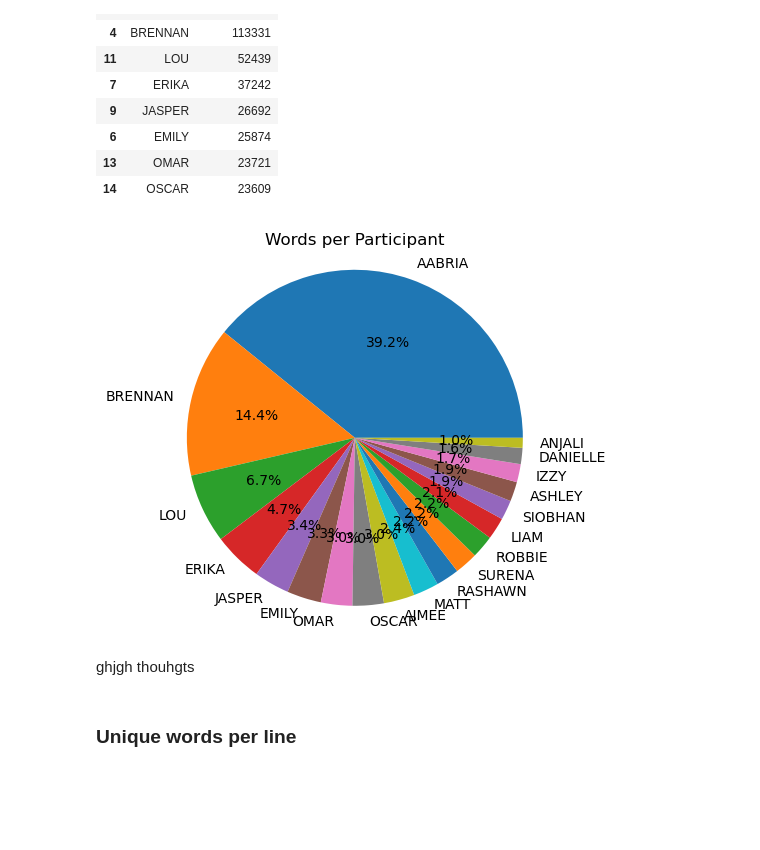
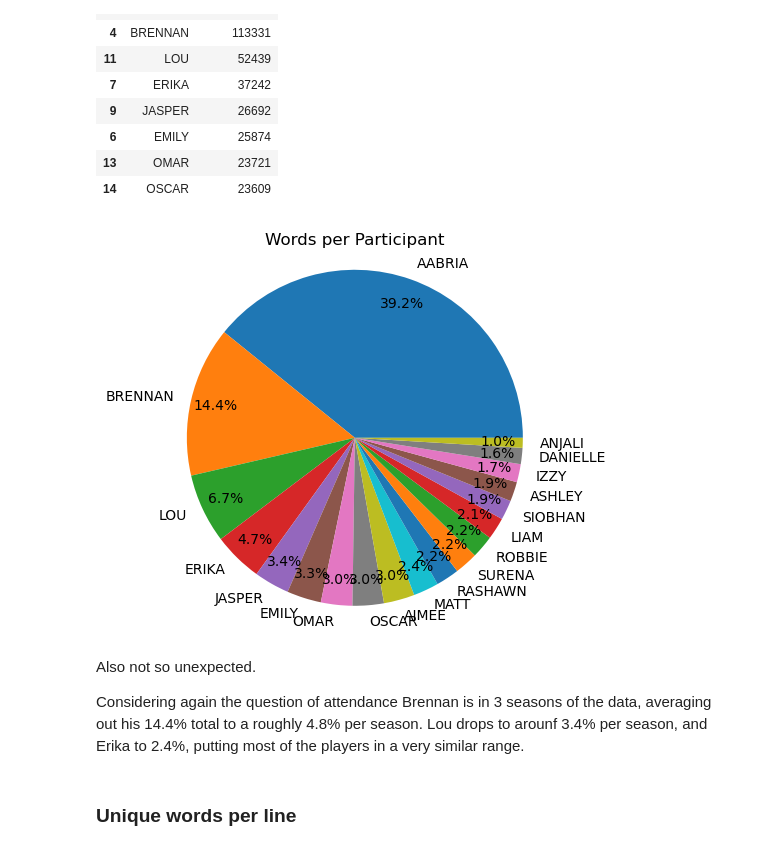
Before and after one commit to Data-Science-for-Linguists-2025/Critical-Role-Analysis, a Jupyter notebook: notebooks/d20_analysis.ipynb, the cells around one changed output. Drawn from its saved outputs; the diff is of its cells as text; code cells hidden in the pictures; blank space fills up the shorter version.

```diff
--- a/notebooks/d20_analysis.ipynb
+++ b/notebooks/d20_analysis.ipynb
@@ -186,14 +202,16 @@ wcount.head(n=8)
 | 13 | OMAR | 23721 |
 | 14 | OSCAR | 23609 |
 # %%
-plt.pie(wcount['word_count'], labels=wcount['player'], autopct='%1.1f%%', labeldistance=1.1)
+plt.pie(wcount['word_count'], labels=wcount['player'], autopct='%1.1f%%', pctdistance=.85)
 plt.axis('equal')
 plt.title('Words per Participant')
 plt.show()
 # %% [output]
-[figure, old version]
+[figure, new version]
-# %% [markdown]
-ghjgh thouhgts
+# %% [markdown]
+Also not so unexpected.
+
+Considering again the question of attendance Brennan is in 3 seasons of the data, averaging out his 14.4% total to a roughly 4.8% per season. Lou drops to arounf 3.4% per season, and Erika to 2.4%, putting most of the players in a very similar range.
 # %% [markdown]
 ### Unique words per line
 # %%
```
Also changed, not shown: parts of 101 cells of this notebook.
